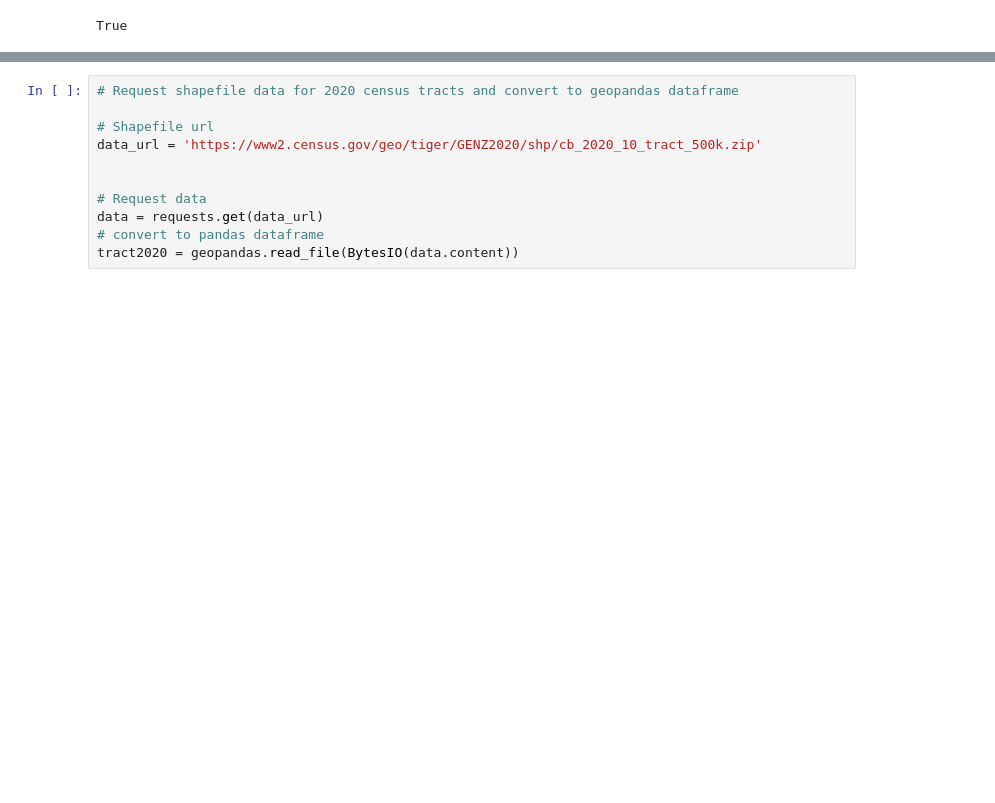
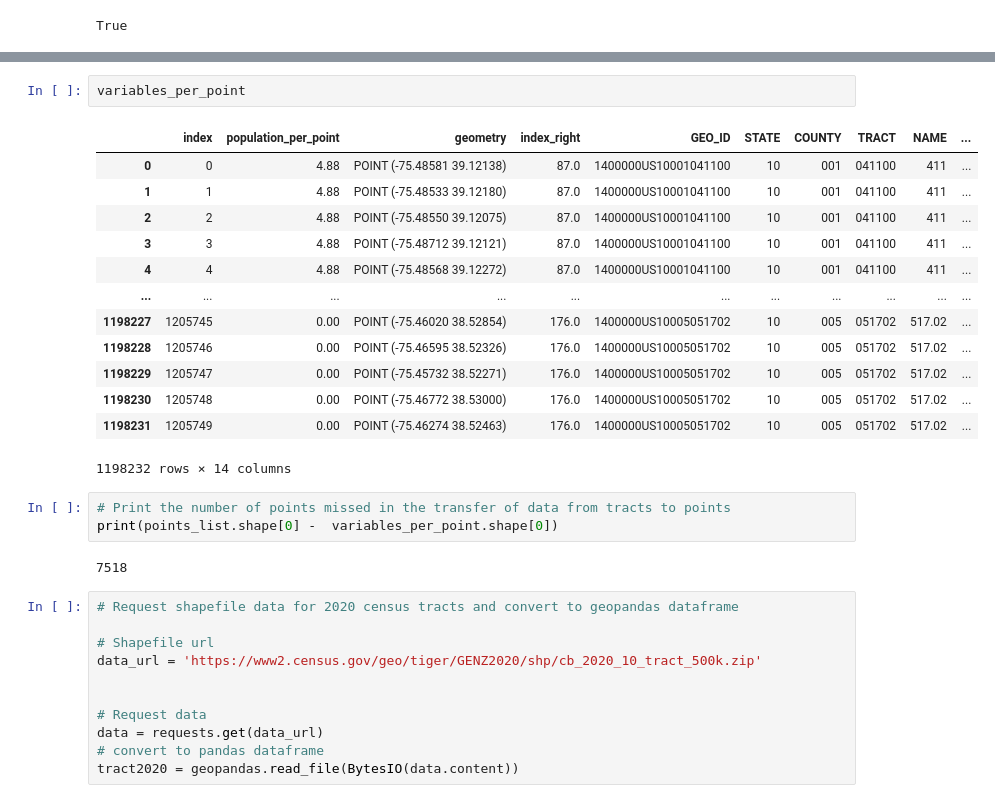
Before and after one commit to de-data-lab/census-tract-redistricting, a Jupyter notebook: smooth surface estimation/generate-smooth-surface.ipynb, the cells around one changed output, grey strips where cells are left out. Drawn from its saved outputs; the diff is of its cells as text; blank space fills up the shorter version.

```diff
--- a/smooth surface estimation/generate-smooth-surface.ipynb
+++ b/smooth surface estimation/generate-smooth-surface.ipynb
@@ -205,3 +209,24 @@ Missed a point!
+# %%
+variables_per_point
+# %% [output]
+|  | index | population_per_point | geometry | index_right | GEO_ID | STATE | COUNTY | TRACT | NAME | ... |
+| 0 | 0 | 4.88 | POINT (-75.48581 39.12138) | 87.0 | 1400000US10001041100 | 10 | 001 | 041100 | 411 | ... |
+| 1 | 1 | 4.88 | POINT (-75.48533 39.12180) | 87.0 | 1400000US10001041100 | 10 | 001 | 041100 | 411 | ... |
+| 2 | 2 | 4.88 | POINT (-75.48550 39.12075) | 87.0 | 1400000US10001041100 | 10 | 001 | 041100 | 411 | ... |
+| 3 | 3 | 4.88 | POINT (-75.48712 39.12121) | 87.0 | 1400000US10001041100 | 10 | 001 | 041100 | 411 | ... |
+| 4 | 4 | 4.88 | POINT (-75.48568 39.12272) | 87.0 | 1400000US10001041100 | 10 | 001 | 041100 | 411 | ... |
+| ... | ... | ... | ... | ... | ... | ... | ... | ... | ... | ... |
+| 1198227 | 1205745 | 0.00 | POINT (-75.46020 38.52854) | 176.0 | 1400000US10005051702 | 10 | 005 | 051702 | 517.02 | ... |
+| 1198228 | 1205746 | 0.00 | POINT (-75.46595 38.52326) | 176.0 | 1400000US10005051702 | 10 | 005 | 051702 | 517.02 | ... |
+| 1198229 | 1205747 | 0.00 | POINT (-75.45732 38.52271) | 176.0 | 1400000US10005051702 | 10 | 005 | 051702 | 517.02 | ... |
+| 1198230 | 1205748 | 0.00 | POINT (-75.46772 38.53000) | 176.0 | 1400000US10005051702 | 10 | 005 | 051702 | 517.02 | ... |
+| 1198231 | 1205749 | 0.00 | POINT (-75.46274 38.52463) | 176.0 | 1400000US10005051702 | 10 | 005 | 051702 | 517.02 | ... |
+1198232 rows × 14 columns
+# %%
+# Print the number of points missed in the transfer of data from tracts to points
+print(points_list.shape[0] -  variables_per_point.shape[0])
+# %% [output]
+7518
 # %%
 # Request shapefile data for 2020 census tracts and convert to geopandas dataframe
 
```
Also changed, not shown: parts of 11 cells of this notebook, 1 other file.
